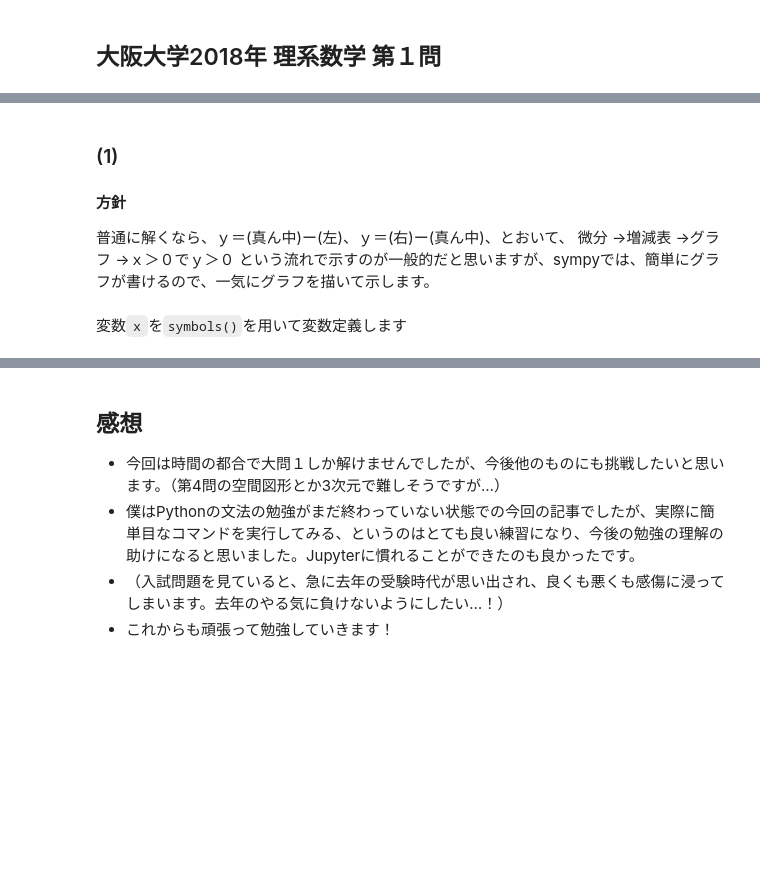
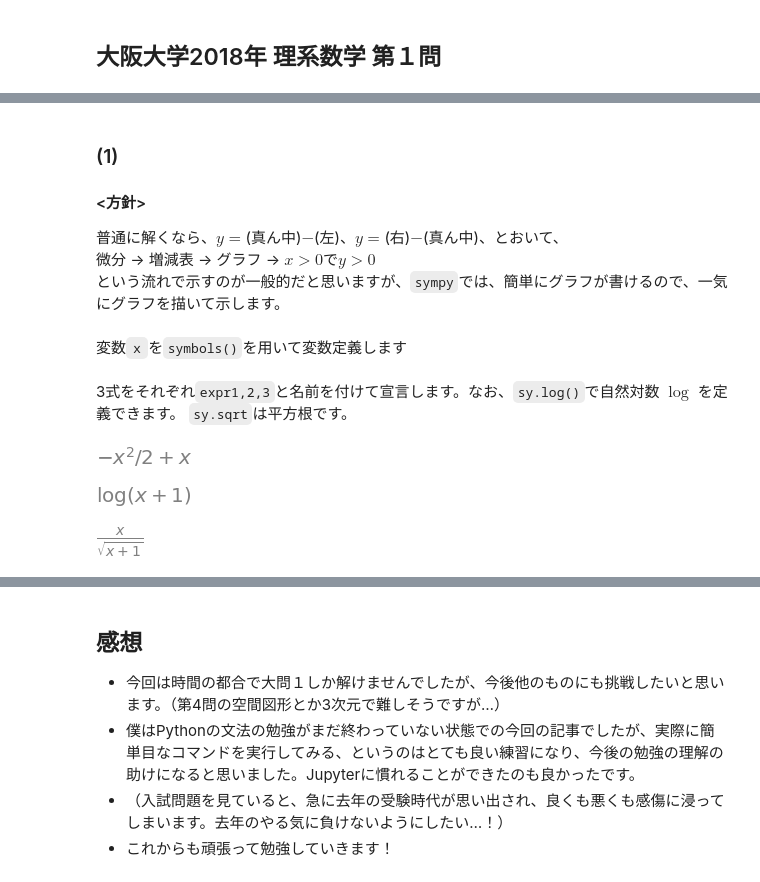
Before and after one commit to oumpy/hp_management, a Jupyter notebook: content/articles/2018sy/Tech_archive/handai_math.ipynb, the cells around one changed output, grey strips where cells are left out. Cells and saved outputs as stored; diff of their text form; code cells hidden in the pictures; blank space fills up the shorter version.

```diff
--- a/content/articles/2018sy/Tech_archive/handai_math.ipynb
+++ b/content/articles/2018sy/Tech_archive/handai_math.ipynb
@@ -27,13 +31,10 @@ import sympy as sy
 # %% [markdown]
 ### (1)
 
-#### 方針
-普通に解くなら、ｙ＝(真ん中)ー(左)、ｙ＝(右)ー(真ん中)、とおいて、
-微分
-→増減表
-→グラフ
-→ｘ＞０でｙ＞０
-という流れで示すのが一般的だと思いますが、sympyでは、簡単にグラフが書けるので、一気にグラフを描いて示します。
+#### <方針>
+普通に解くなら、$y=$(真ん中)$-$(左)、$y=$(右)$-$(真ん中)、とおいて、
+微分 → 増減表 → グラフ → $x>0$で$y>0$
+という流れで示すのが一般的だと思いますが、`sympy`では、簡単にグラフが書けるので、一気にグラフを描いて示します。
 # %%
 x = sy.symbols('x')
 # %% [markdown]
@@ -42,3 +43,18 @@ x = sy.symbols('x')
 expr1 = x-x**2/2
 expr2 = sy.log(1+x)
 expr3 = x/sy.sqrt(1+x)
+# %% [markdown]
+3式をそれぞれ`expr1,2,3`と名前を付けて宣言します。なお、`sy.log()`で自然対数 $\log$ を定義できます。
+`sy.sqrt`は平方根です。
+# %%
+expr1
+# %% [output]
+[figure, added]
+# %%
+expr2
+# %% [output]
+[figure, added]
+# %%
+expr3
+# %% [output]
+[figure, added]
```
Also changed, not shown: parts of 32 cells of this notebook.
